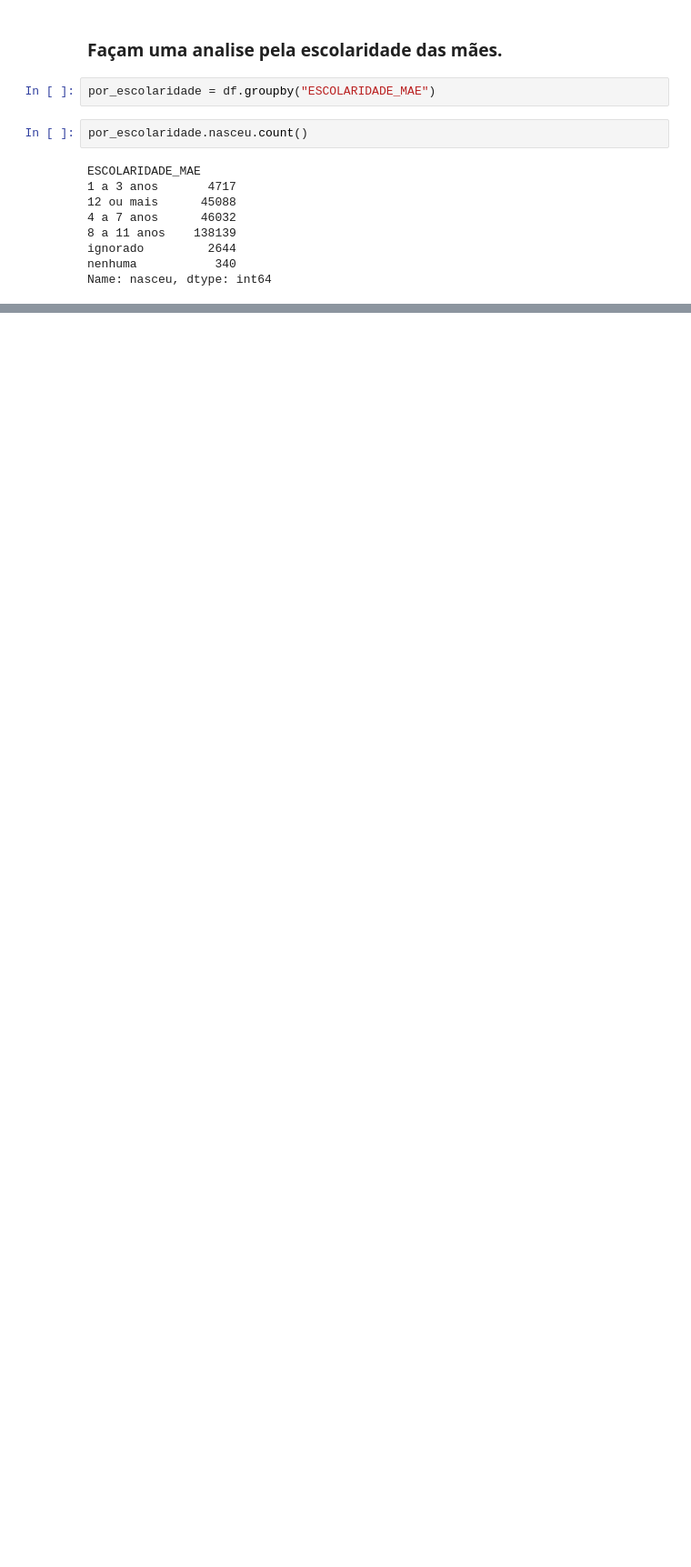
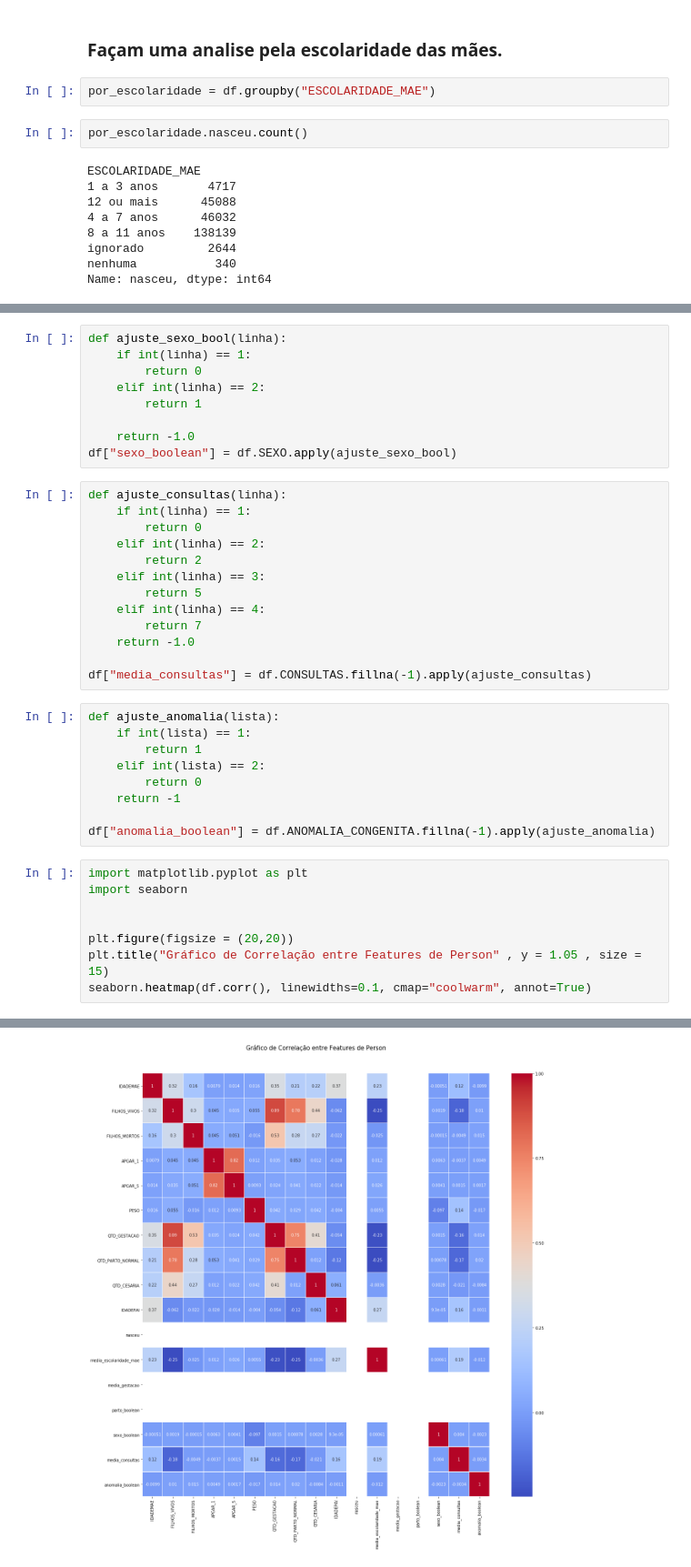
Before and after one commit to tarsisazevedo/nascidos-vivos, a Jupyter notebook: Analise de Nascidos Vivos.ipynb, the cells around one changed output, grey strips where cells are left out. Shown at 91% size. Saved outputs shown, nothing was run; the diff lists cells and outputs as text; blank space fills up the shorter version.

```diff
--- a/Analise de Nascidos Vivos.ipynb
+++ b/Analise de Nascidos Vivos.ipynb
@@ -481,0 +517,40 @@ Name: nasceu, dtype: int64
+# %%
+def ajuste_sexo_bool(linha):
+    if int(linha) == 1:
+        return 0
+    elif int(linha) == 2:
+        return 1
+
+    return -1.0
+df["sexo_boolean"] = df.SEXO.apply(ajuste_sexo_bool)
+# %%
+def ajuste_consultas(linha):
+    if int(linha) == 1:
+        return 0
+    elif int(linha) == 2:
+        return 2
+    elif int(linha) == 3:
+        return 5
+    elif int(linha) == 4:
+        return 7
+    return -1.0
+
+df["media_consultas"] = df.CONSULTAS.fillna(-1).apply(ajuste_consultas)
+# %%
+def ajuste_anomalia(lista):
+    if int(lista) == 1:
+        return 1
+    elif int(lista) == 2:
+        return 0
+    return -1
+
+df["anomalia_boolean"] = df.ANOMALIA_CONGENITA.fillna(-1).apply(ajuste_anomalia)
+# %%
+import matplotlib.pyplot as plt
+import seaborn
+
+
+plt.figure(figsize = (20,20))
+plt.title("Gráfico de Correlação entre Features de Person" , y = 1.05 , size = 15)
+seaborn.heatmap(df.corr(), linewidths=0.1, cmap="coolwarm", annot=True)
+# %% [output]
@@ -481,0 +558 @@ Name: nasceu, dtype: int64
+[figure, added]
```
Also changed, not shown: parts of 18 cells of this notebook, 3 other files.
